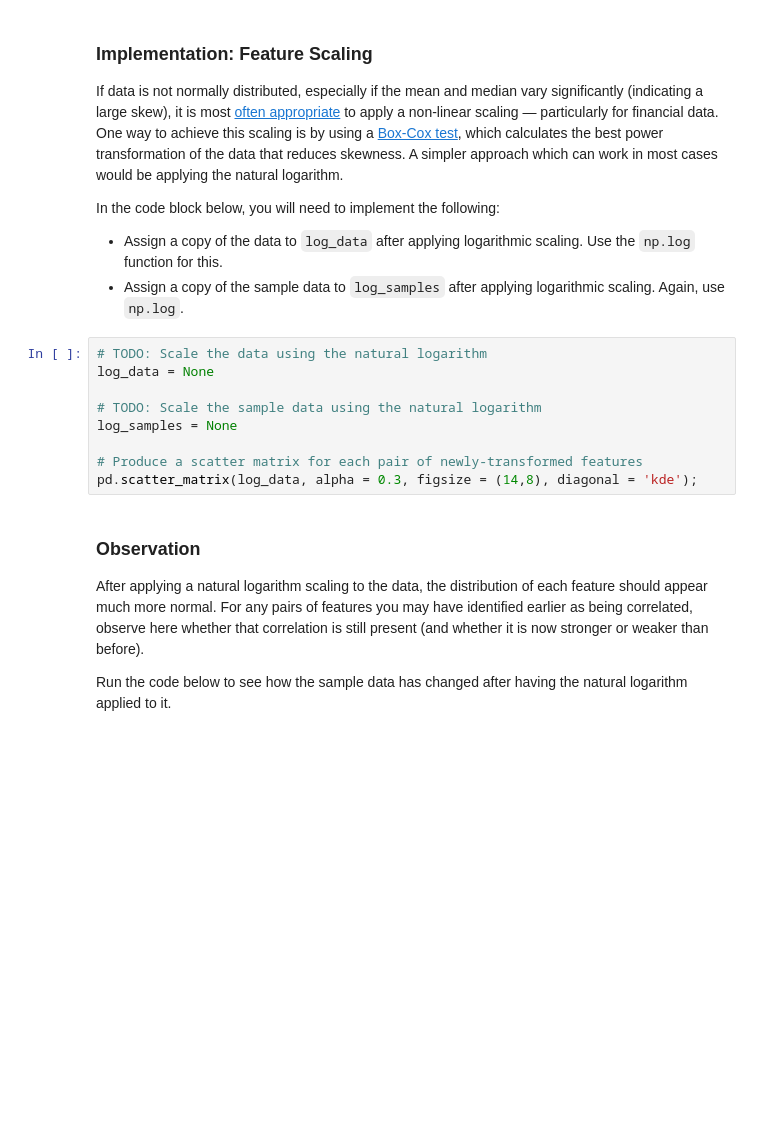
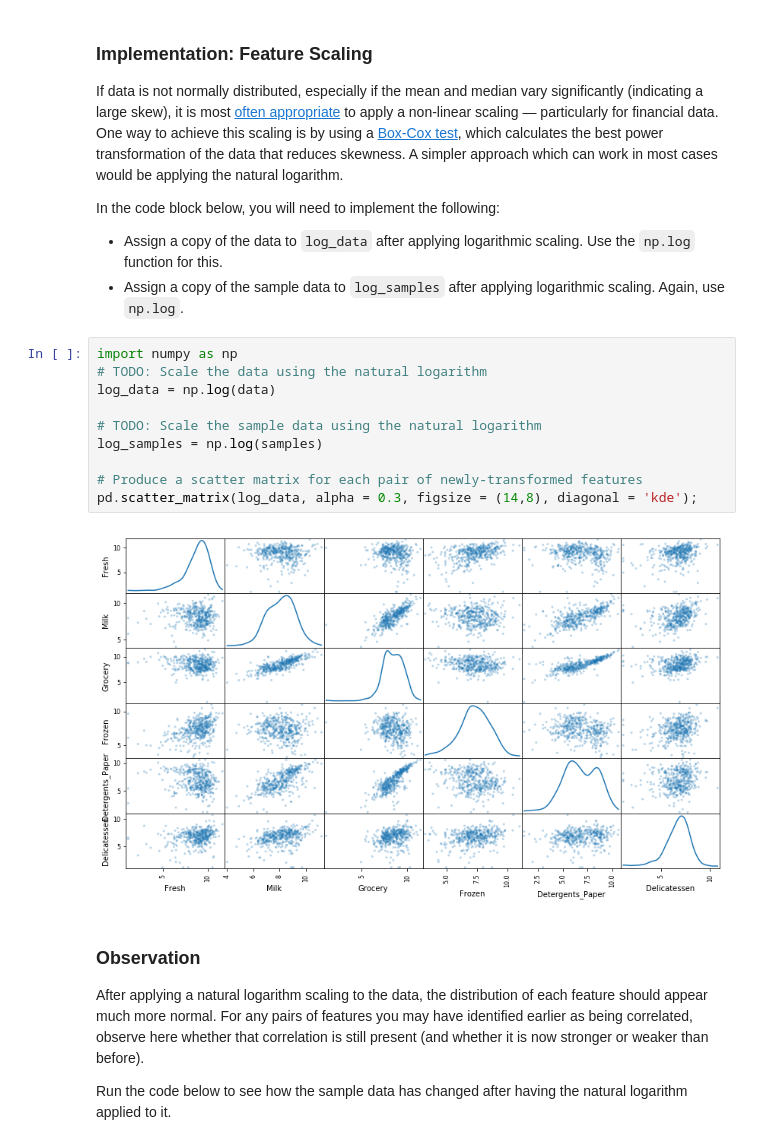
Before and after one commit to divya-nk/udacity-ml-nanodegree-projects, a Jupyter notebook: customer_segments/customer_segments.ipynb, the cells around one changed output. Saved outputs shown, nothing was run; the diff lists cells and outputs as text; blank space fills up the shorter version.

```diff
--- a/customer_segments/customer_segments.ipynb
+++ b/customer_segments/customer_segments.ipynb
@@ -175,14 +175,17 @@ In the code block below, you will need to implement the following:
  - Assign a copy of the data to `log_data` after applying logarithmic scaling. Use the `np.log` function for this.
  - Assign a copy of the sample data to `log_samples` after applying logarithmic scaling. Again, use `np.log`.
 # %%
+import numpy as np
 # TODO: Scale the data using the natural logarithm
-log_data = None
+log_data = np.log(data)
 
 # TODO: Scale the sample data using the natural logarithm
-log_samples = None
+log_samples = np.log(samples)
 
 # Produce a scatter matrix for each pair of newly-transformed features
 pd.scatter_matrix(log_data, alpha = 0.3, figsize = (14,8), diagonal = 'kde');
+# %% [output]
+[figure, added]
 # %% [markdown]
 ### Observation
 After applying a natural logarithm scaling to the data, the distribution of each feature should appear much more normal. For any pairs of features you may have identified earlier as being correlated, observe here whether that correlation is still present (and whether it is now stronger or weaker than before).
```
Also changed, not shown: parts of 2 cells of this notebook.
